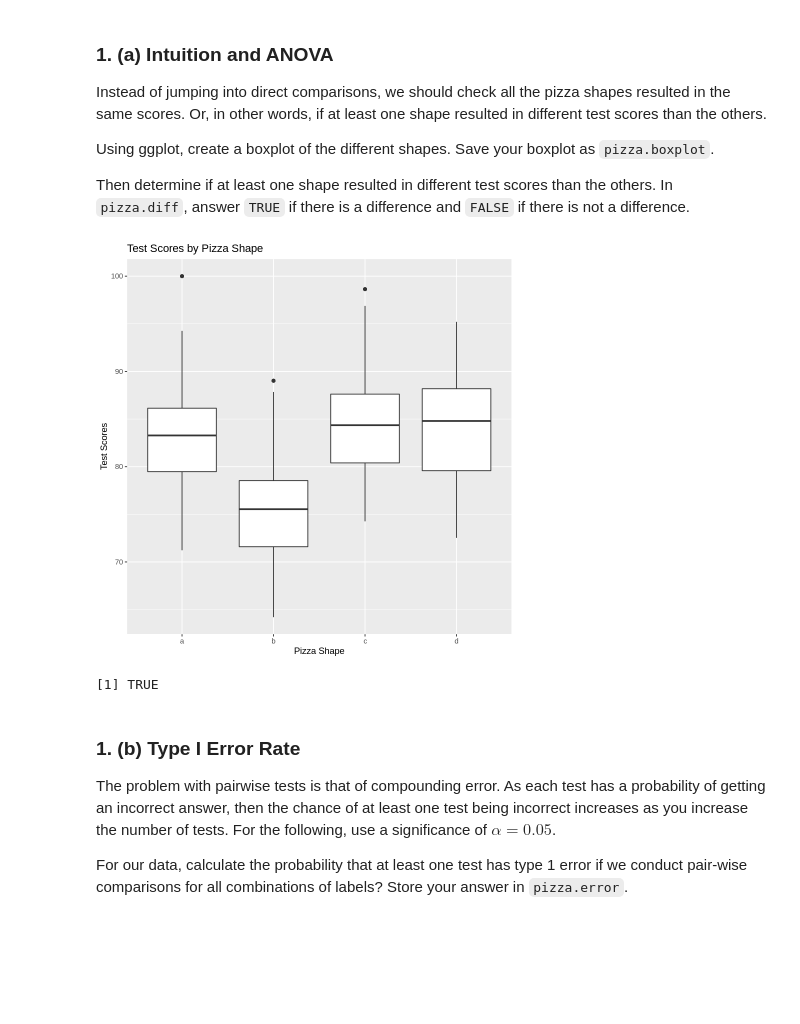
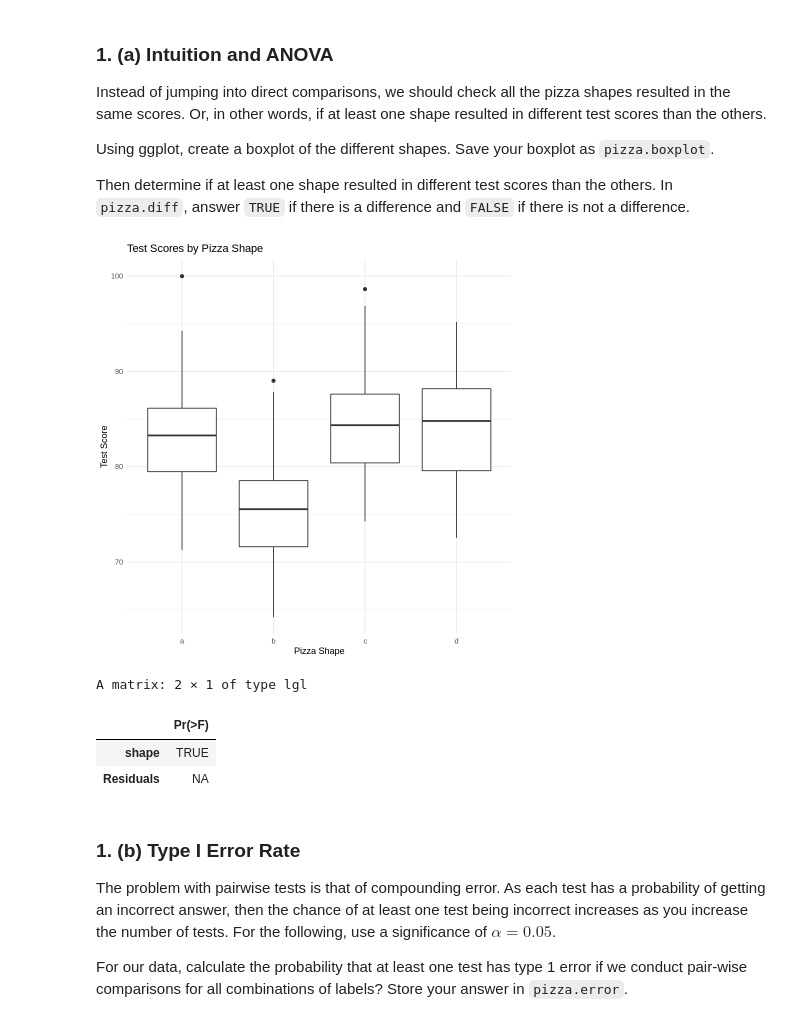
Before and after one commit to dennislamcv1/UniofColStatsModel, a Jupyter notebook: ANOVA and Experimental Design/C2M2-autograded.ipynb, the cells around one changed output. Saved outputs shown, nothing was run; the diff lists cells and outputs as text; code cells hidden in the pictures; blank space fills up the shorter version.

```diff
--- a/ANOVA and Experimental Design/C2M2-autograded.ipynb
+++ b/ANOVA and Experimental Design/C2M2-autograded.ipynb
@@ -90,24 +79,30 @@ Using ggplot, create a boxplot of the different shapes. Save your boxplot as `pi
 
 Then determine if at least one shape resulted in different test scores than the others. In `pizza.diff`, answer `TRUE` if there is a difference and `FALSE` if there is not a difference.
 # %%
-# Create boxplot
-pizza.boxplot <- ggplot(df.pizza, aes(x = factor(shape), y = score)) +
+library(ggplot2)
+
+# Create the boxplot with the correct variable names
+pizza.boxplot <- ggplot(df.pizza, aes(x = shape, y = score)) +
   geom_boxplot() +
-  labs(title = "Test Scores by Pizza Shape",
-       x = "Pizza Shape",
-       y = "Test Scores")
+  labs(title = "Test Scores by Pizza Shape", x = "Pizza Shape", y = "Test Score") +
+  theme_minimal()
 
+# Display the boxplot
 print(pizza.boxplot)
 # %% [output]
-[figure, old version]
+[figure, new version]
 # %%
-# ANOVA test
-anova_model <- aov(score ~ shape, data = df.pizza)
-anova_result <- summary(anova_model)
+# Perform ANOVA
+anova_result <- aov(score ~ shape, data = df.pizza)
 
-# Determine if there is a significant difference
-pizza.diff <- anova_result[[1]]["shape", "Pr(>F)"] < 0.05
+# Summary of the ANOVA result
+anova_summary <- summary(anova_result)
 
-print(pizza.diff)
+# Determine if there's a significant difference
+pizza.diff <- anova_summary[[1]]["Pr(>F)"][1] < 0.05
+pizza.diff
 # %% [output]
-[1] TRUE
+A matrix: 2 × 1 of type lgl
+|  | Pr(>F) |
+| shape | TRUE |
+| Residuals | NA |
```
Also changed, not shown: parts of 13 cells of this notebook, 8 other files.
